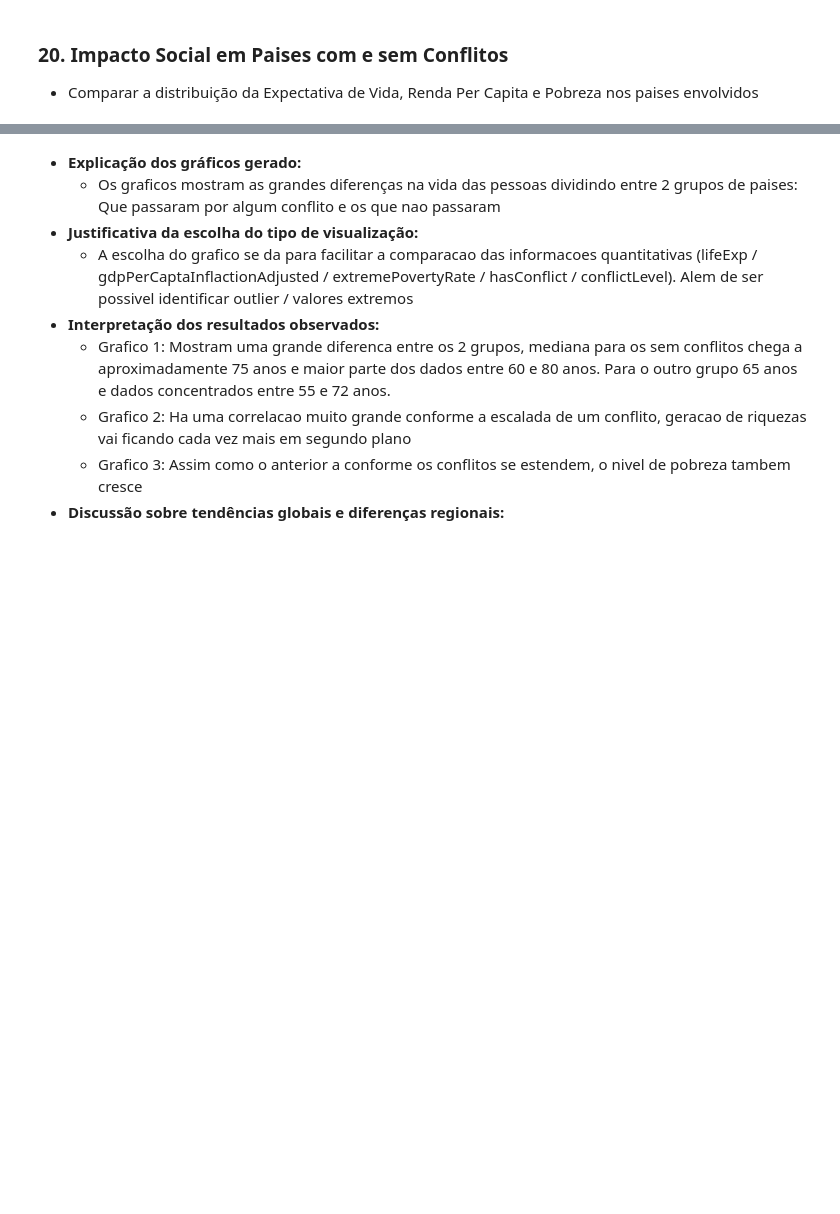
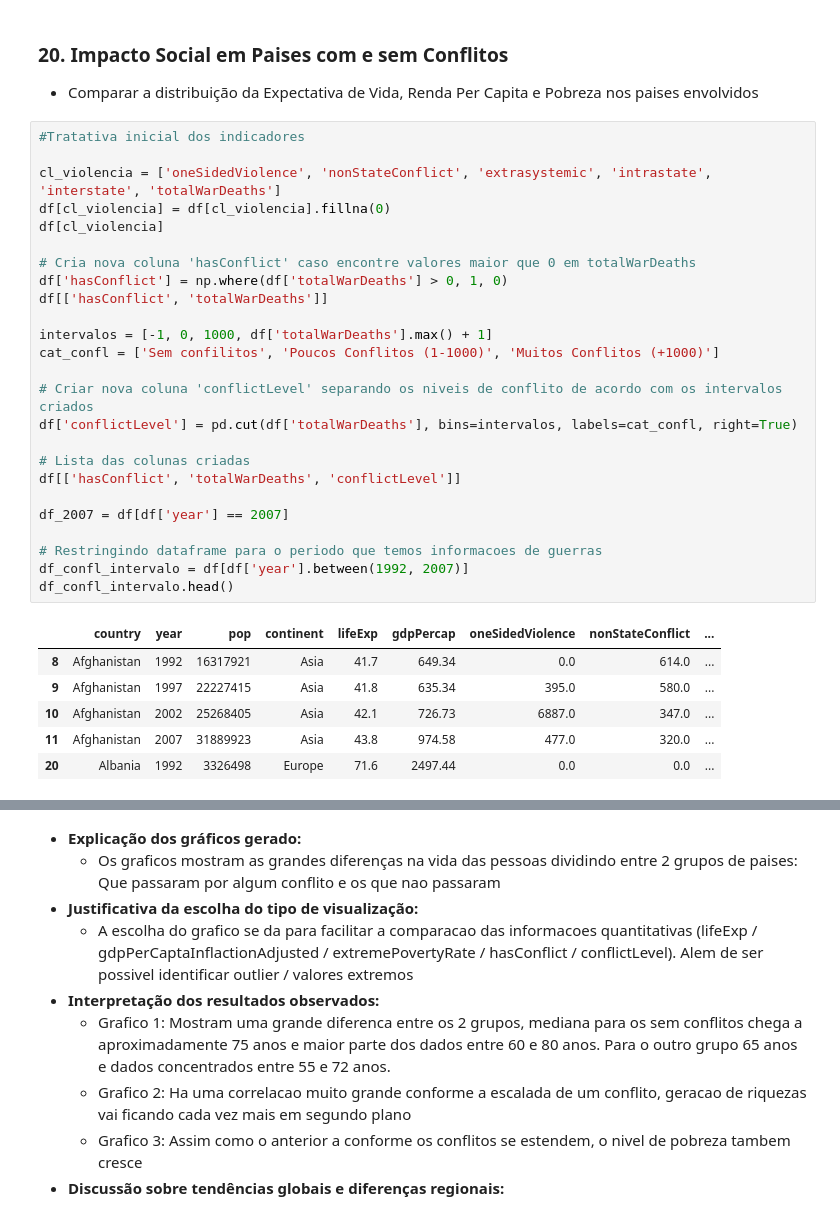
Before and after one commit to brunobgcardoso/avaliacao-python-ciencia-dados, a Jupyter notebook: src/Projeto.ipynb, the cells around one changed output, grey strips where cells are left out. Drawn from its saved outputs; the diff is of its cells as text; blank space fills up the shorter version.

```diff
--- a/src/Projeto.ipynb
+++ b/src/Projeto.ipynb
@@ -2131,4 +2164,36 @@ Análise: Densidade populacional mais alta em páises no centro da Europa e Ási
 # %% [markdown]
 ### 20. Impacto Social em Paises com e sem Conflitos
 - Comparar a distribuição da Expectativa de Vida, Renda Per Capita e Pobreza nos paises envolvidos
+# %%
+#Tratativa inicial dos indicadores
+
+cl_violencia = ['oneSidedViolence', 'nonStateConflict', 'extrasystemic', 'intrastate', 'interstate', 'totalWarDeaths']
+df[cl_violencia] = df[cl_violencia].fillna(0)
+df[cl_violencia]
+
+# Cria nova coluna 'hasConflict' caso encontre valores maior que 0 em totalWarDeaths
+df['hasConflict'] = np.where(df['totalWarDeaths'] > 0, 1, 0)
+df[['hasConflict', 'totalWarDeaths']]
+
+intervalos = [-1, 0, 1000, df['totalWarDeaths'].max() + 1]
+cat_confl = ['Sem confilitos', 'Poucos Conflitos (1-1000)', 'Muitos Conflitos (+1000)']
+
+# Criar nova coluna 'conflictLevel' separando os niveis de conflito de acordo com os intervalos criados
+df['conflictLevel'] = pd.cut(df['totalWarDeaths'], bins=intervalos, labels=cat_confl, right=True)
+
+# Lista das colunas criadas
+df[['hasConflict', 'totalWarDeaths', 'conflictLevel']]
+
+df_2007 = df[df['year'] == 2007]
+
+# Restringindo dataframe para o periodo que temos informacoes de guerras
+df_confl_intervalo = df[df['year'].between(1992, 2007)]
+df_confl_intervalo.head()
+# %% [output]
+|  | country | year | pop | continent | lifeExp | gdpPercap | oneSidedViolence | nonStateConflict | ... |
+| 8 | Afghanistan | 1992 | 16317921 | Asia | 41.7 | 649.34 | 0.0 | 614.0 | ... |
+| 9 | Afghanistan | 1997 | 22227415 | Asia | 41.8 | 635.34 | 395.0 | 580.0 | ... |
+| 10 | Afghanistan | 2002 | 25268405 | Asia | 42.1 | 726.73 | 6887.0 | 347.0 | ... |
+| 11 | Afghanistan | 2007 | 31889923 | Asia | 43.8 | 974.58 | 477.0 | 320.0 | ... |
+| 20 | Albania | 1992 | 3326498 | Europe | 71.6 | 2497.44 | 0.0 | 0.0 | ... |
 # %%
```
Also changed, not shown: parts of 16 cells of this notebook.
